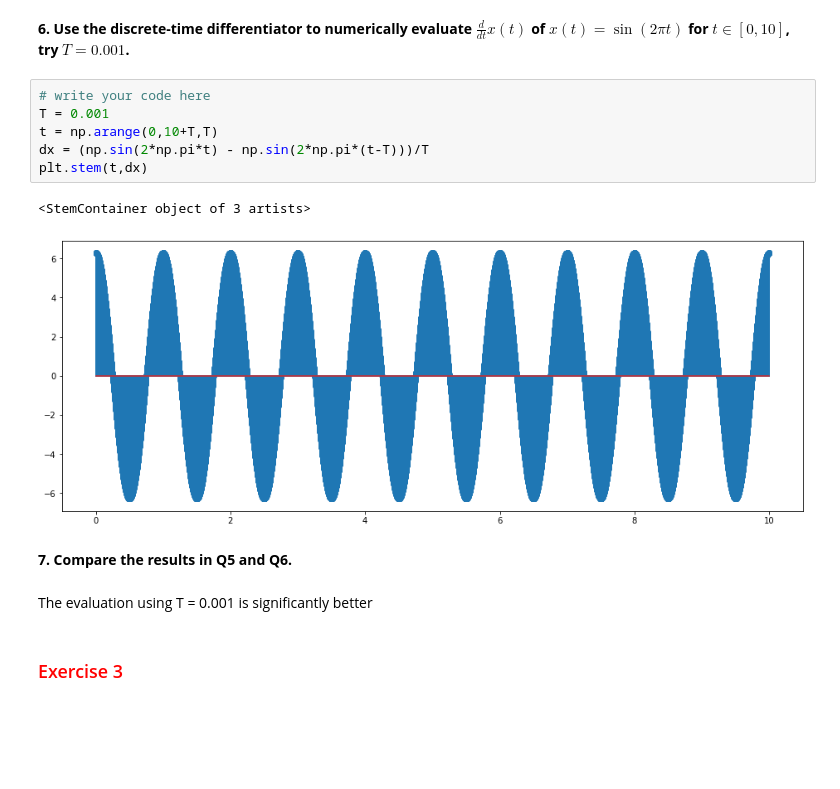
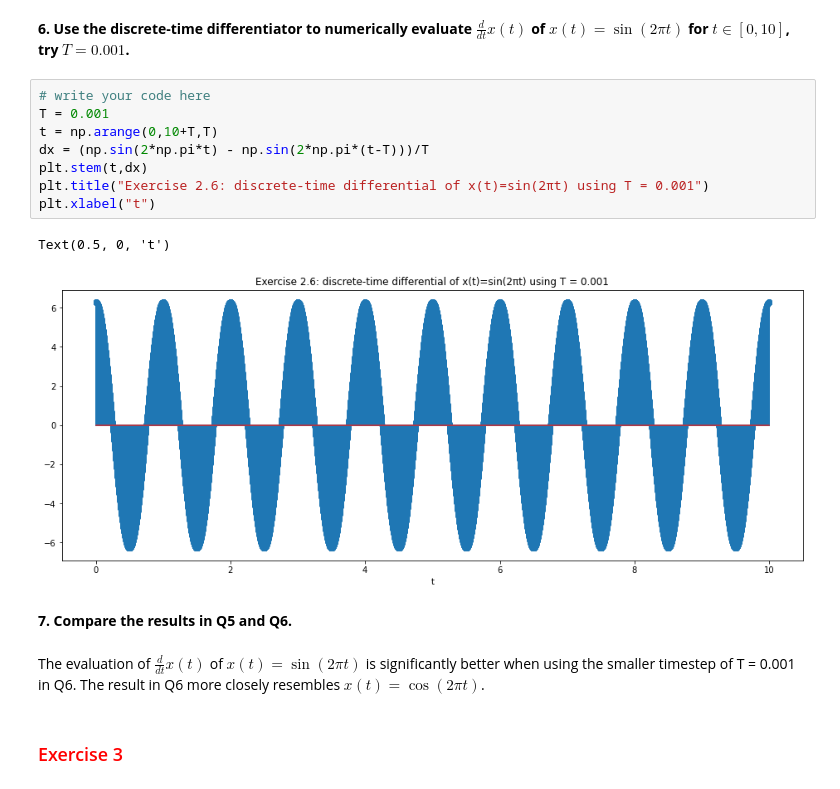
Before and after one commit to JustinWang781/438-Lab02, a Jupyter notebook: lab02_report.ipynb, the cells around one changed output. Drawn from its saved outputs; the diff is of its cells as text; blank space fills up the shorter version.

```diff
--- a/lab02_report.ipynb
+++ b/lab02_report.ipynb
@@ -94,16 +99,18 @@ plt.stem(t,dx)
 # %%
 # write your code here
 T = 0.001
 t = np.arange(0,10+T,T)
 dx = (np.sin(2*np.pi*t) - np.sin(2*np.pi*(t-T)))/T
 plt.stem(t,dx)
+plt.title("Exercise 2.6: discrete-time differential of x(t)=sin(2πt) using T = 0.001")
+plt.xlabel("t")
 # %% [output]
-<StemContainer object of 3 artists>
+Text(0.5, 0, 't')
-[figure, old version]
+[figure, new version]
 # %% [markdown]
 **7. Compare the results in Q5 and Q6.**
-# %% [markdown]
-The evaluation using T = 0.001 is significantly better
+# %% [markdown]
+The evaluation of $\frac{d}{dt}x(t)$ of $x(t)=\sin(2\pi t)$ is significantly better when using the smaller timestep of T = 0.001 in Q6.  The result in Q6 more closely resembles $x(t)=\cos(2\pi t)$.
 # %% [markdown]
 <h3 style="color:red;"><left>Exercise 3</left></h3>
 # %% [markdown]
```
Also changed, not shown: parts of 5 cells of this notebook.
